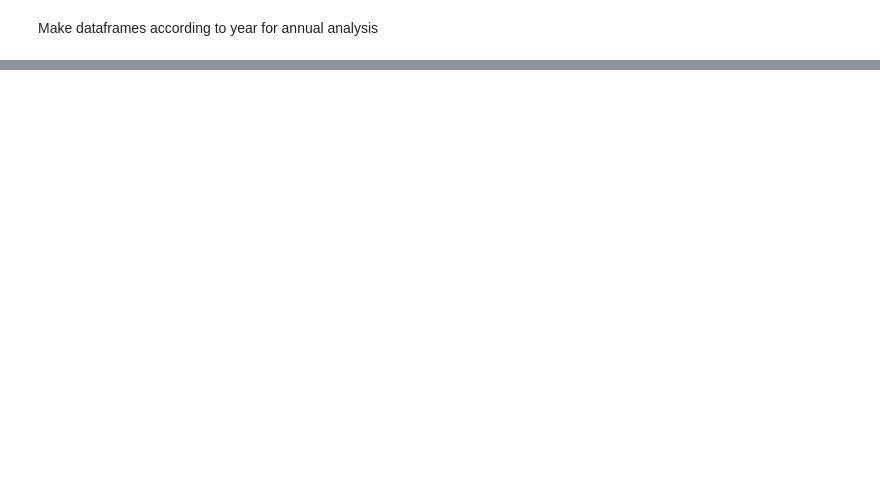
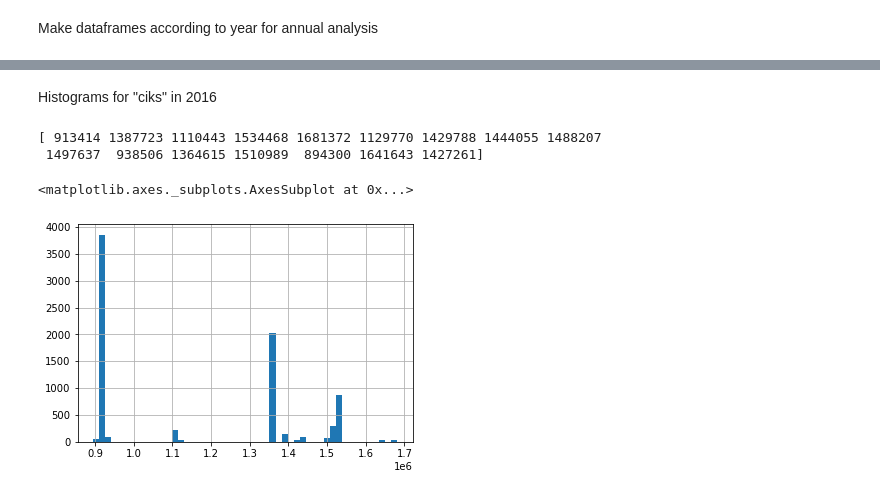
Before and after one commit to lgov/kul_mda_barbados, a Jupyter notebook: exploratory/exploratory_data_analysis.ipynb, the cells around one changed output, grey strips where cells are left out. Cells and saved outputs as stored; diff of their text form; code cells hidden in the pictures; blank space fills up the shorter version.

```diff
--- a/exploratory/exploratory_data_analysis.ipynb
+++ b/exploratory/exploratory_data_analysis.ipynb
@@ -300,0 +292,10 @@ Make dataframes according to year for annual analysis
+# %% [markdown]
+Histograms for "ciks" in 2016
+# %%
+print(df_dict['df1']['cik'].unique())
+df_dict['df1']['cik'].hist(bins=50)
+# %% [output]
+[ 913414 1387723 1110443 1534468 1681372 1129770 1429788 1444055 1488207
+ 1497637  938506 1364615 1510989  894300 1641643 1427261]
+<matplotlib.axes._subplots.AxesSubplot at 0x...>
+[figure, added]
```
Also changed, not shown: parts of 28 cells of this notebook.
